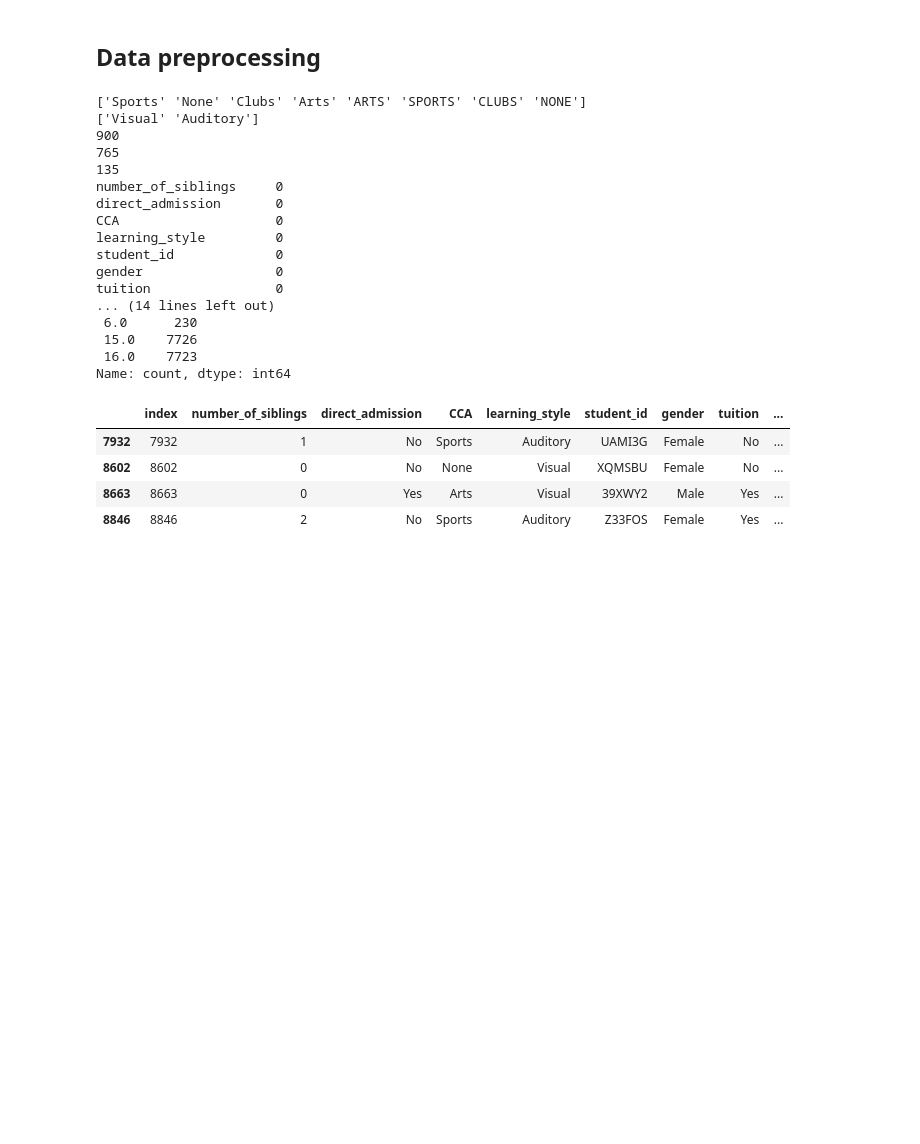
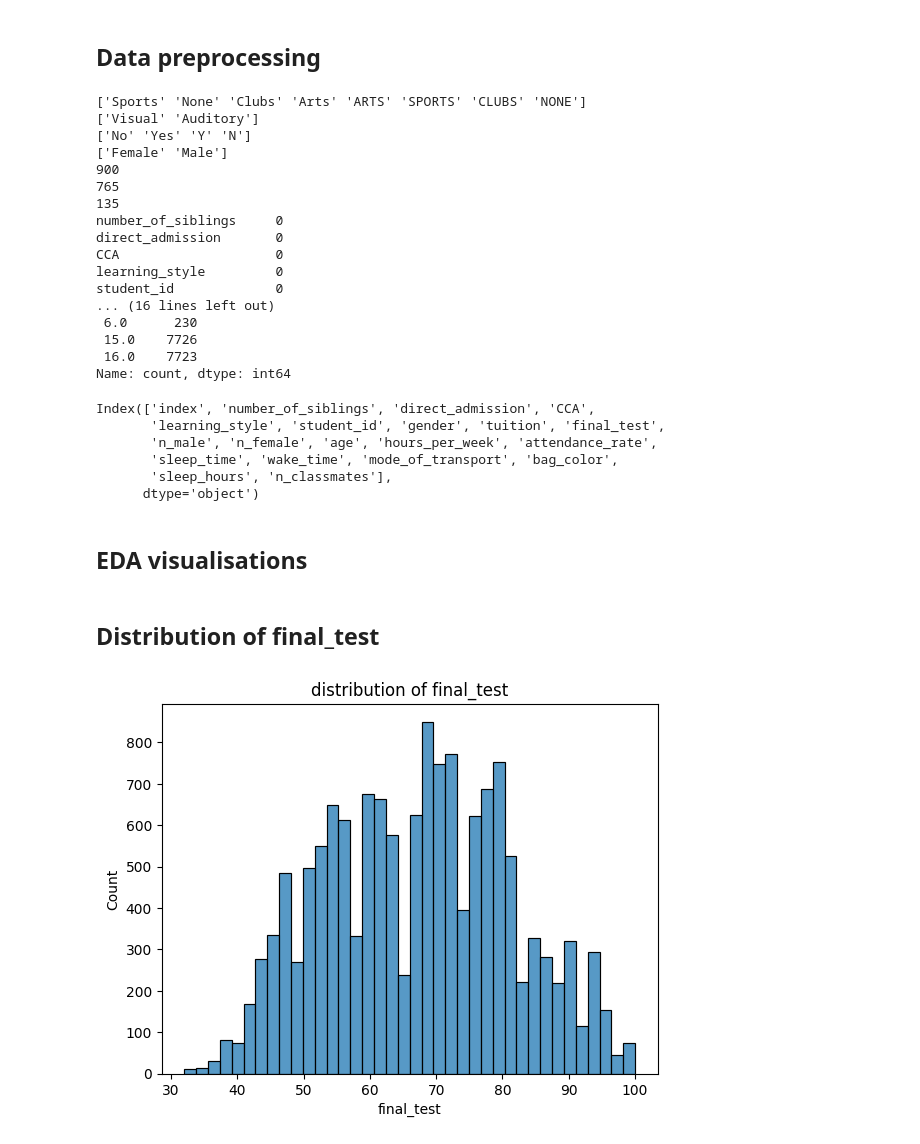
Before and after one commit to EdwardCKB/daily-ds, a Jupyter notebook: ml/clean-code/aiap-student-score-prediction.ipynb, the cells around one changed output. Cells and saved outputs as stored; diff of their text form; code cells hidden in the pictures; blank space fills up the shorter version.

Commit message:
EDA visualizations

```diff
--- a/ml/clean-code/aiap-student-score-prediction.ipynb
+++ b/ml/clean-code/aiap-student-score-prediction.ipynb
@@ -51,6 +53,9 @@ print(df['CCA'].unique())
 
 print(df['learning_style'].unique())
 
+print(df['tuition'].unique())
+
+print(df['gender'].unique())
 print(df['student_id'].duplicated().sum())  # how many repeats
 print(df.drop(columns=['index', 'bag_color']).duplicated().sum())
 df[df['student_id'].duplicated(keep=False)].sort_values('student_id')   # show every row involved
@@ -69,6 +74,8 @@ print(df['age'].value_counts().sort_index())
 # %% [output]
 ['Sports' 'None' 'Clubs' 'Arts' 'ARTS' 'SPORTS' 'CLUBS' 'NONE']
 ['Visual' 'Auditory']
+['No' 'Yes' 'Y' 'N']
+['Female' 'Male']
 900
 765
 135
@@ -77,9 +84,7 @@ direct_admission       0
 CCA                    0
 learning_style         0
 student_id             0
-gender                 0
-tuition                0
-... (14 lines left out)
+... (16 lines left out)
  6.0      230
  15.0    7726
  16.0    7723
@@ -95,20 +100,46 @@ def data_processing(df):
             .drop(columns='n_missing'))
 
     # 2. Standardise inconsistent categories
-    df['CCA'] = df['CCA'].str.capitalize()                  # 'SPORTS' -> 'Sports'
+    df['CCA'] = df['CCA'].str.capitalize()
 
-    # 3. Remove impossible ages
+    # 3. Remove impossible ages and replace age 5:15 6:16
     df = df[df['age'] > 0]
+    df['age'] = df['age'].replace({5:15, 6:16})
 
     # 4. Drop rows with no target (can't train or evaluate on them)
     df = df.dropna(subset=['final_test'])
 
-    # 5. attendance_rate: NOT imputed here (see note below)
+    # 5. Rename Y, N in tuition to match 'Yes', 'No'
+    df['tuition'] = df['tuition'].replace({'Y':'Yes', 'N':'No'})
+
+    # 6. total hours slept from sleep_time and wake_time columns
+    sleep = pd.to_datetime(df['sleep_time'], format='%H:%M')
+    wake  = pd.to_datetime(df['wake_time'],  format='%H:%M')
+    sleep_h = sleep.dt.hour + sleep.dt.minute / 60    # "22:30" -> 22.5
+    wake_h  = wake.dt.hour  + wake.dt.minute / 60     # "6:30"  -> 6.5
+    df['sleep_hours'] = (wake_h - sleep_h) % 24
+
+    # 7. Total classmates instead of just n_male, n_female
+    df['n_classmates'] = df['n_male'] + df['n_female']
 
     return df.reset_index(drop=True)
-# %% [output]
-|  | index | number_of_siblings | direct_admission | CCA | learning_style | student_id | gender | tuition | ... |
-| 7932 | 7932 | 1 | No | Sports | Auditory | UAMI3G | Female | No | ... |
-| 8602 | 8602 | 0 | No | None | Visual | XQMSBU | Female | No | ... |
-| 8663 | 8663 | 0 | Yes | Arts | Visual | 39XWY2 | Male | Yes | ... |
-| 8846 | 8846 | 2 | No | Sports | Auditory | Z33FOS | Female | Yes | ... |
+# %%
+df_cleaned = data_processing(df)
+print(df_cleaned.columns)
+# %% [output]
+Index(['index', 'number_of_siblings', 'direct_admission', 'CCA',
+       'learning_style', 'student_id', 'gender', 'tuition', 'final_test',
+       'n_male', 'n_female', 'age', 'hours_per_week', 'attendance_rate',
+       'sleep_time', 'wake_time', 'mode_of_transport', 'bag_color',
+       'sleep_hours', 'n_classmates'],
+      dtype='object')
+# %% [markdown]
+## EDA visualisations
+# %% [markdown]
+## Distribution of final_test
+# %%
+sns.histplot(x='final_test', data= df_cleaned)
+plt.title('distribution of final_test')
+plt.show()
+# %% [output]
+[figure, added]
```
Also changed, not shown: parts of 6 cells of this notebook.
